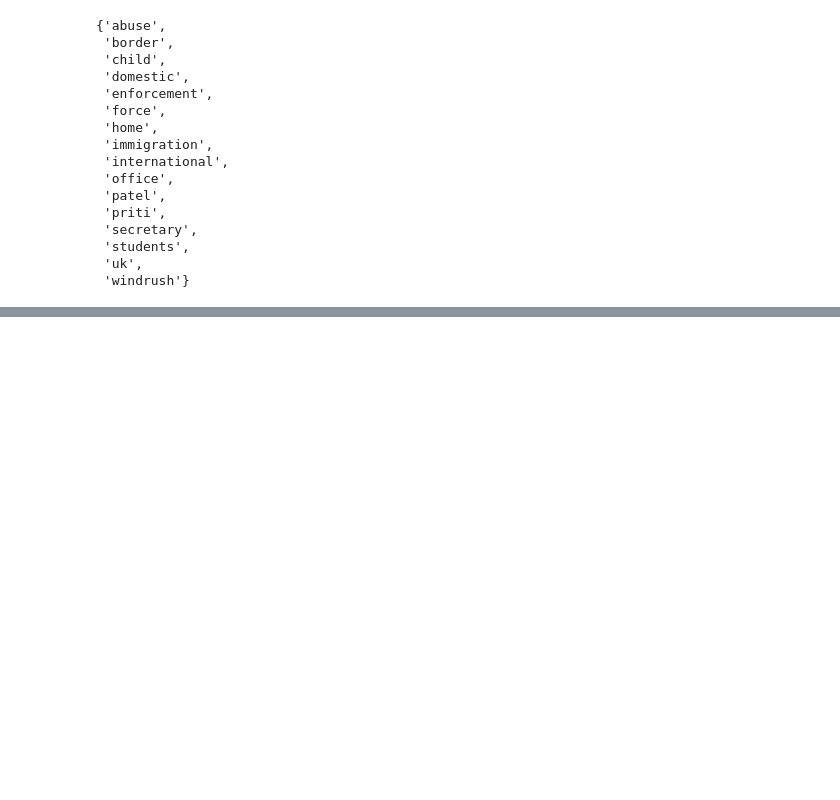
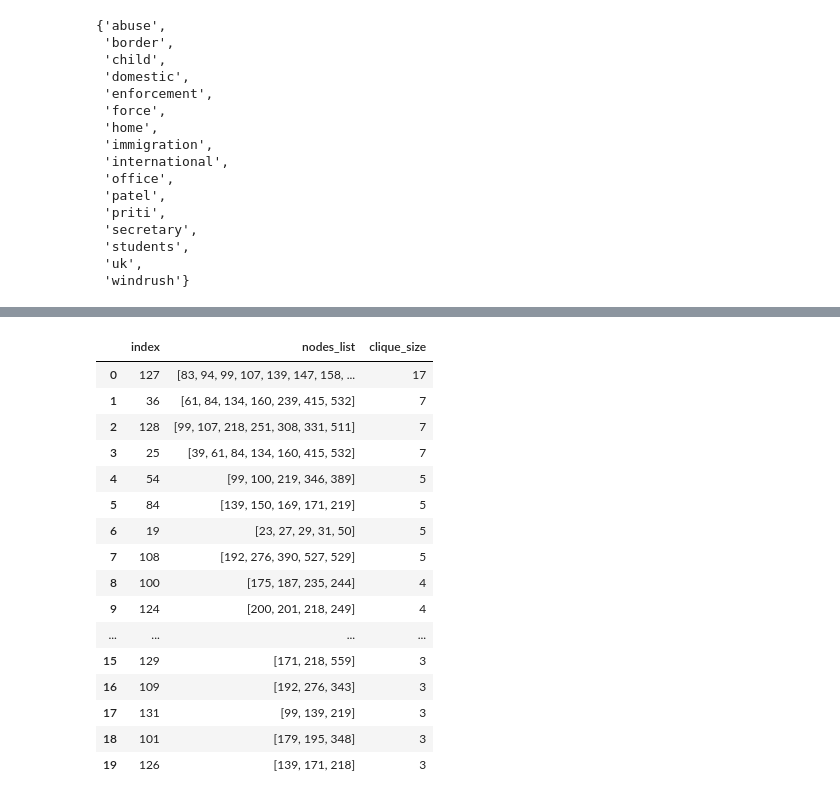
Before and after one commit to MartinChrisWood/news_crow, a Jupyter notebook: 01_topic_pipeline.ipynb, the cells around one changed output, grey strips where cells are left out. Cells and saved outputs as stored; diff of their text form; code cells hidden in the pictures; blank space fills up the shorter version.

Commit message:
Use Maximal Cliques to identify subjects rather than topics

```diff
--- a/01_topic_pipeline.ipynb
+++ b/01_topic_pipeline.ipynb
@@ -244,0 +259,30 @@ nx.draw(G, with_labels=True, font_weight='bold')
+# %%
+cliques = []
+for x in nx.find_cliques(G):
+    x.sort()
+    cliques.append((len(x), x))
+# %%
+cliques_df = pd.DataFrame({"nodes_list": [x[1] for x in cliques],
+                           "clique_size": [x[0] for x in cliques]}).\
+                    sort_values("clique_size", ascending=False).\
+                    reset_index()
+# %%
+cliques_df.head(20)
+# %% [output]
+|  | index | nodes_list | clique_size |
+| 0 | 127 | [83, 94, 99, 107, 139, 147, 158, ... | 17 |
+| 1 | 36 | [61, 84, 134, 160, 239, 415, 532] | 7 |
+| 2 | 128 | [99, 107, 218, 251, 308, 331, 511] | 7 |
+| 3 | 25 | [39, 61, 84, 134, 160, 415, 532] | 7 |
+| 4 | 54 | [99, 100, 219, 346, 389] | 5 |
+| 5 | 84 | [139, 150, 169, 171, 219] | 5 |
+| 6 | 19 | [23, 27, 29, 31, 50] | 5 |
+| 7 | 108 | [192, 276, 390, 527, 529] | 5 |
+| 8 | 100 | [175, 187, 235, 244] | 4 |
+| 9 | 124 | [200, 201, 218, 249] | 4 |
+| ... | ... | ... | ... |
+| 15 | 129 | [171, 218, 559] | 3 |
+| 16 | 109 | [192, 276, 343] | 3 |
+| 17 | 131 | [99, 139, 219] | 3 |
+| 18 | 101 | [179, 195, 348] | 3 |
+| 19 | 126 | [139, 171, 218] | 3 |
```
Also changed, not shown: parts of 10 cells of this notebook.
